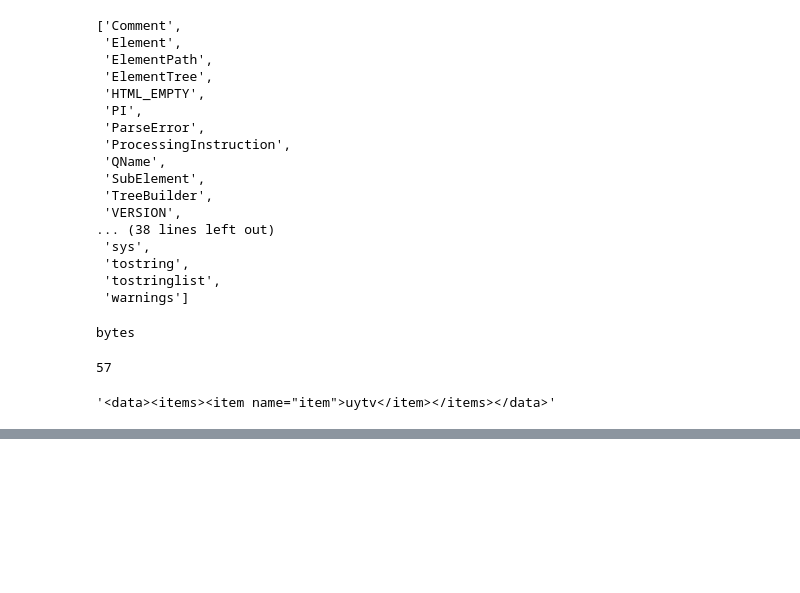
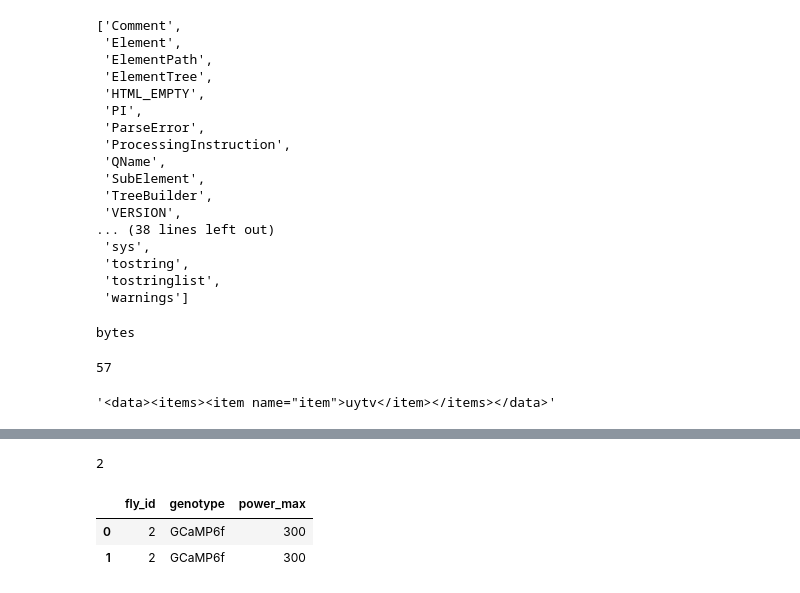
Before and after one commit to bellabrez/dataflow, a Jupyter notebook: jupyter_notebooks/20190509 - xml_creation.ipynb, the cells around one changed output, grey strips where cells are left out. Cells and saved outputs as stored; diff of their text form; code cells hidden in the pictures; blank space fills up the shorter version.

```diff
--- a/jupyter_notebooks/20190509 - xml_creation.ipynb
+++ b/jupyter_notebooks/20190509 - xml_creation.ipynb
@@ -81,0 +219,5 @@ mydata
+# %%
+# Lets make the function that will load the analysis xml file and add it to the database
+analysis_xml = 'both_test.xml'
+tree = objectify.parse(analysis_xml)
+root = tree.getroot()
@@ -81,0 +229,3 @@ mydata
+# %%
+# Usually will open master dataframe, but here lets just make an empty one:
+master = pd.DataFrame(columns = ['fly_id','genotype','power_max'],index=None)
@@ -81,0 +256,15 @@ mydata
+# %%
+root.fly.id
+# %% [output]
+2
+# %%
+master = master.append({'fly_id': int(root.fly.id),
+               'genotype': str(root.fly.genotype),
+               'power_max': int(root.scan.power_max)},
+               ignore_index=True)
+# %%
+master
+# %% [output]
+|  | fly_id | genotype | power_max |
+| 0 | 2 | GCaMP6f | 300 |
+| 1 | 2 | GCaMP6f | 300 |
```
Also changed, not shown: parts of 45 cells of this notebook, 8 other files.
